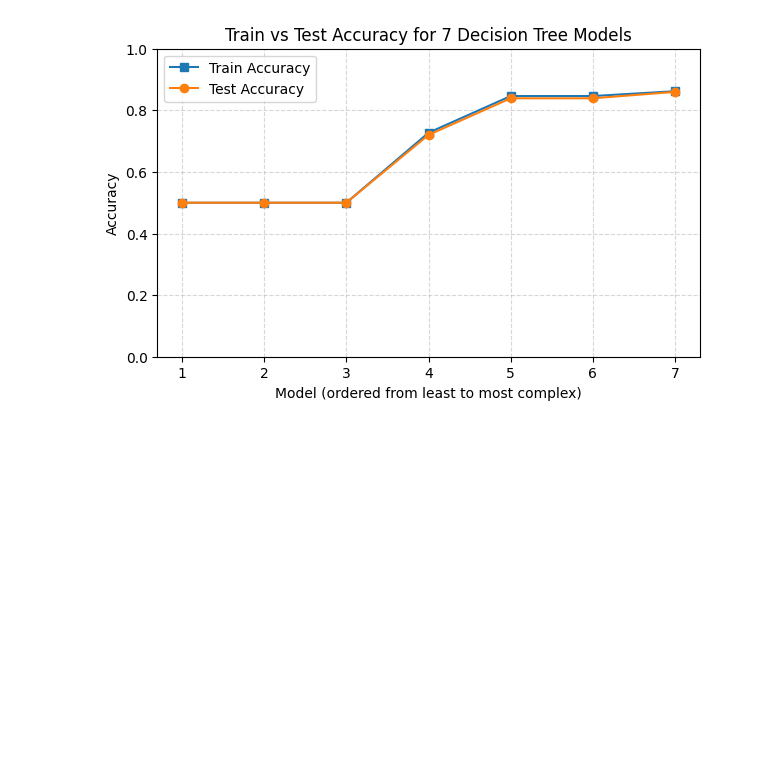
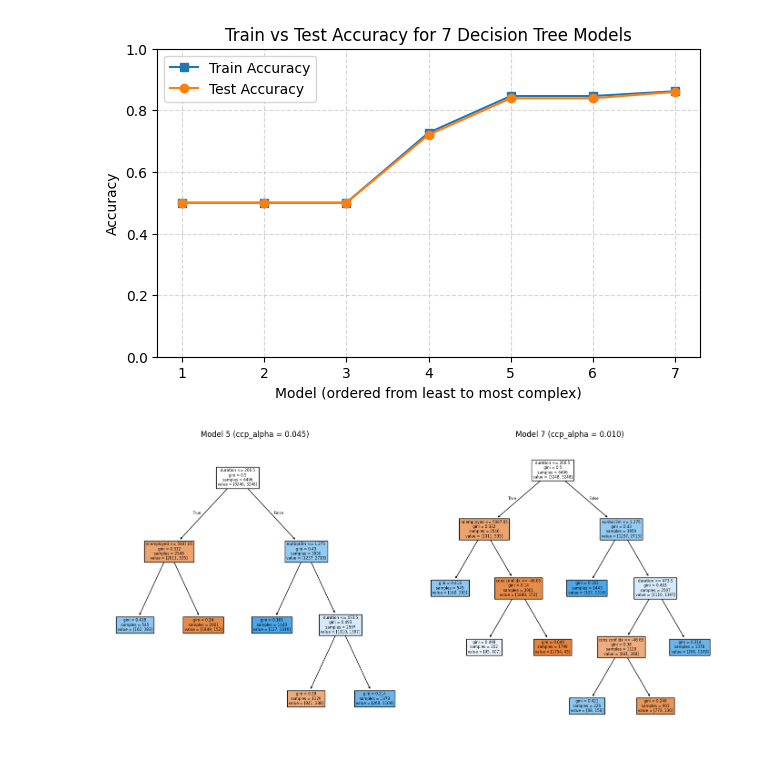
Before and after one commit to owen-simon/IS-6482-data-mining, a Jupyter notebook: Week 3/A2_Simon_Owen.ipynb, the cells around one changed output. Drawn from its saved outputs; the diff is of its cells as text; code cells hidden in the pictures; blank space fills up the shorter version.

```diff
--- a/Week 3/A2_Simon_Owen.ipynb
+++ b/Week 3/A2_Simon_Owen.ipynb
@@ -357,3 +358,29 @@ plt.legend()
 plt.show()
 # %% [output]
 [figure]
+# %%
+model5 = clfs[4]
+model7 = clfs[6]
+
+plt.figure(figsize=(14,7))
+
+plt.subplot(1,2,1)
+tree.plot_tree(
+    model5,
+    feature_names=X_train.columns.to_list(),
+    filled=True
+)
+plt.title("Model 5 (ccp_alpha = 0.045)")
+
+plt.subplot(1,2,2)
+tree.plot_tree(
+    model7,
+    feature_names=X_train.columns.to_list(),
+    filled=True
+)
+plt.title("Model 7 (ccp_alpha = 0.010)")
+
+plt.tight_layout()
+plt.show()
+# %% [output]
+[figure, added]
```
Also changed, not shown: parts of 2 cells of this notebook.
